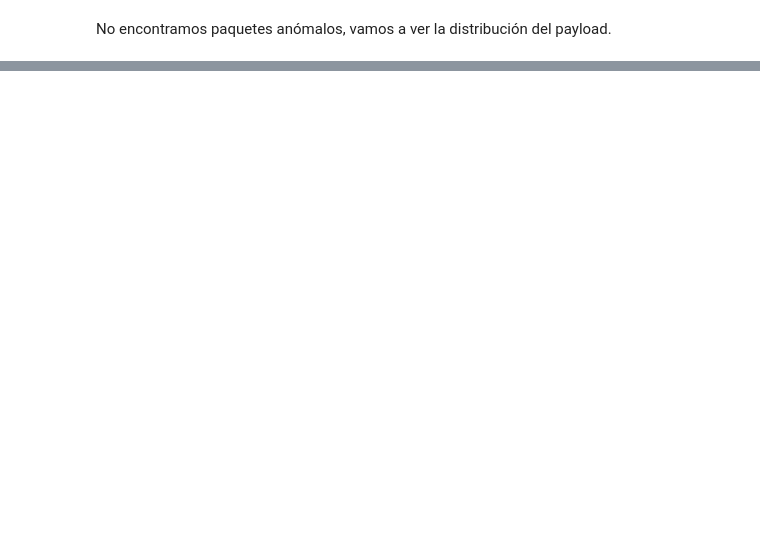
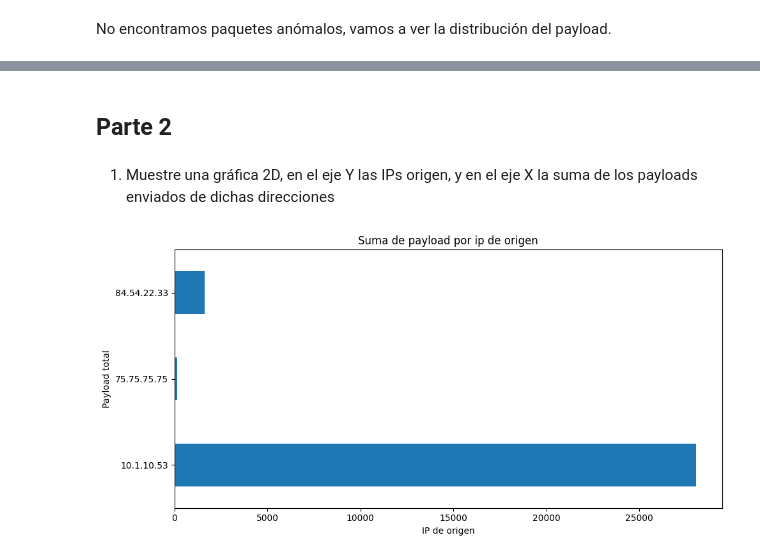
Before and after one commit to PedroPabloGuzmanMayen/Lab5_SDS, a Jupyter notebook: src/lab5.ipynb, the cells around one changed output, grey strips where cells are left out. Drawn from its saved outputs; the diff is of its cells as text; code cells hidden in the pictures; blank space fills up the shorter version.

```diff
--- a/src/lab5.ipynb
+++ b/src/lab5.ipynb
@@ -205,0 +293,16 @@ plt.show()
+# %% [markdown]
+## Parte 2
+# %%
+def graph(group_col: str, interest_col: str, title: str, x_label: str, y_label: str):
+    df.groupby(group_col)[interest_col].sum().plot(kind='barh', figsize=(10, 5))
+    plt.title(title)
+    plt.xlabel(x_label)
+    plt.ylabel(y_label)
+    plt.tight_layout()
+    plt.show()
+# %% [markdown]
+1. Muestre una gráfica 2D, en el eje Y las IPs origen, y en el eje X la suma de los payloads enviados de dichas direcciones
+# %%
+graph('src', 'payload', 'Suma de payload por ip de origen', 'IP de origen', 'Payload total')
+# %% [output]
+[figure, added]
```
Also changed, not shown: parts of 64 cells of this notebook, 2 other files.
